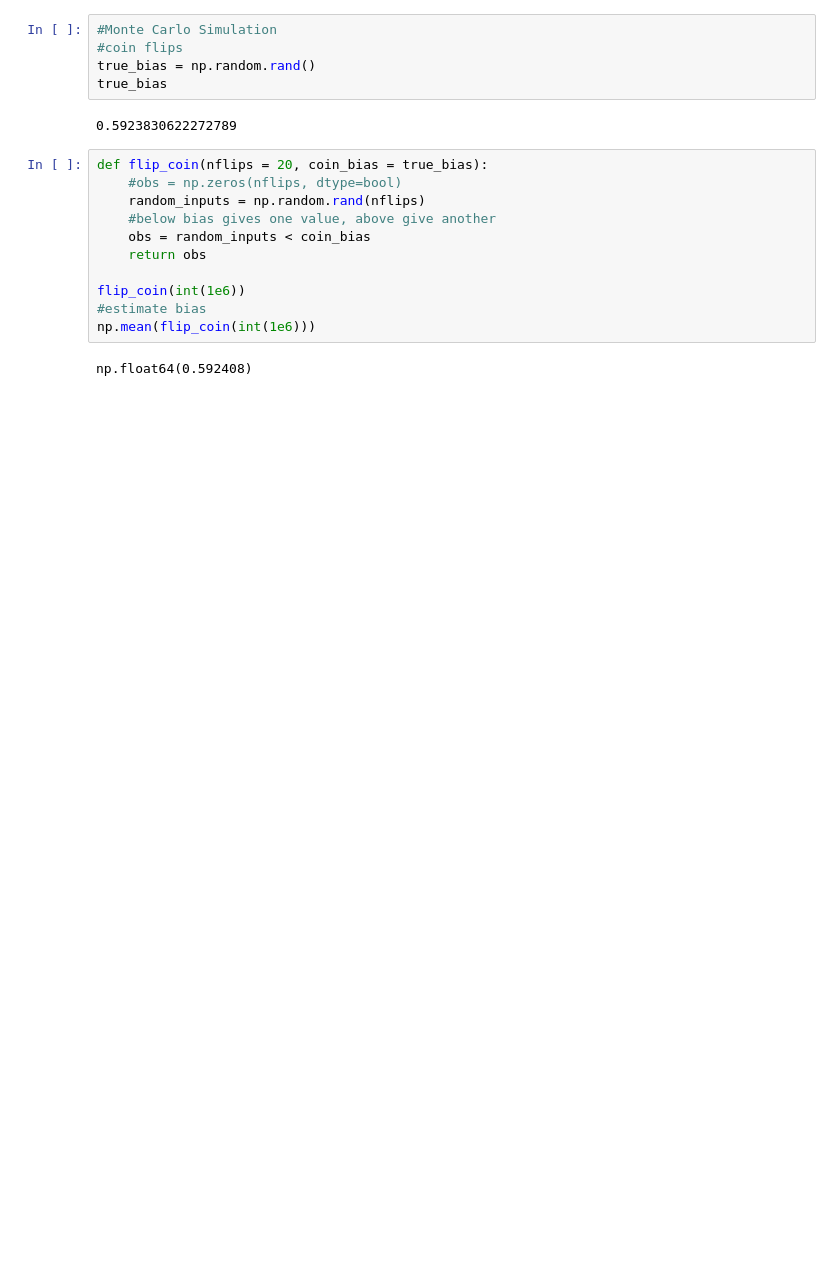
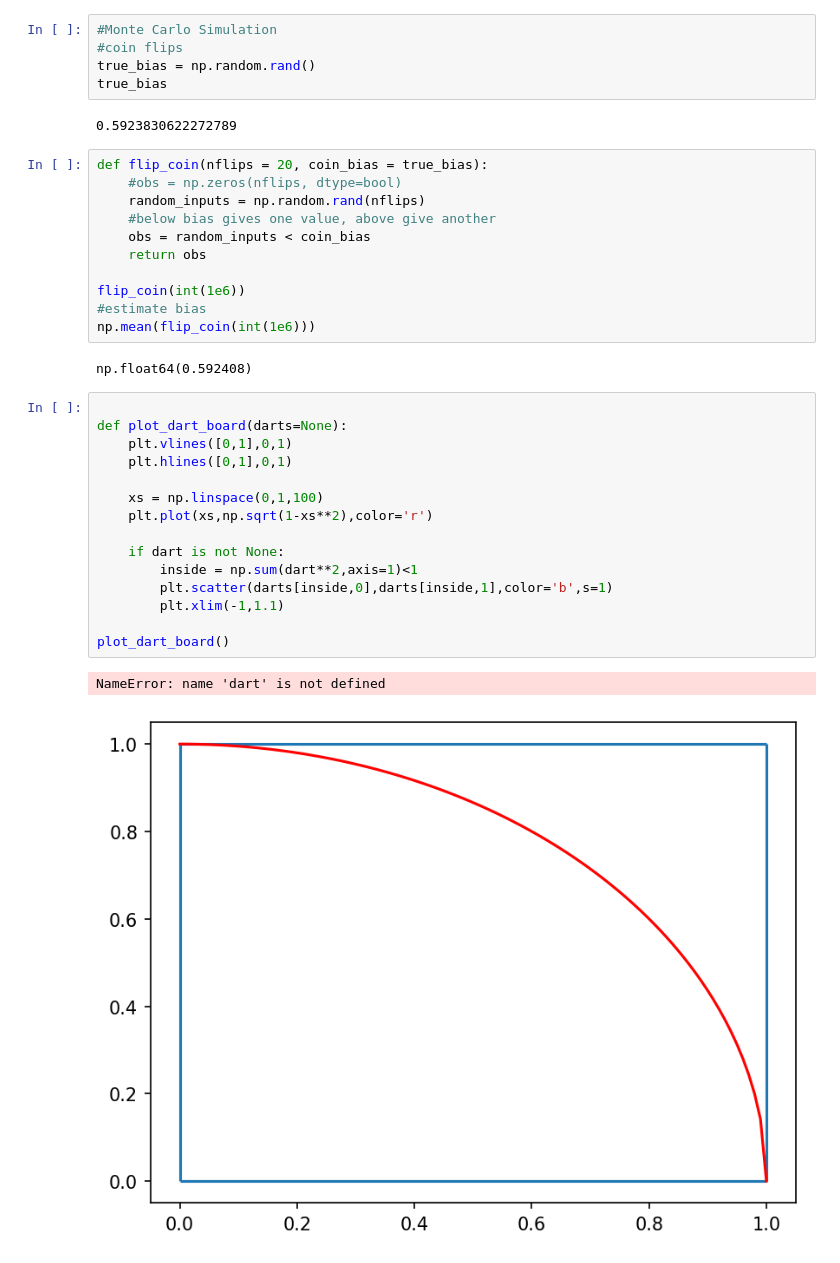
Before and after one commit to shylaquack/comp-phys-26, a Jupyter notebook: notebooks/L3.ipynb, the cells around one changed output. Saved outputs shown, nothing was run; the diff lists cells and outputs as text; blank space fills up the shorter version.

```diff
--- a/notebooks/L3.ipynb
+++ b/notebooks/L3.ipynb
@@ -64,3 +66,21 @@ flip_coin(int(1e6))
 np.mean(flip_coin(int(1e6)))
 # %% [output]
 np.float64(0.592408)
+# %%
+
+def plot_dart_board(darts=None):
+    plt.vlines([0,1],0,1)
+    plt.hlines([0,1],0,1)
+
+    xs = np.linspace(0,1,100)
+    plt.plot(xs,np.sqrt(1-xs**2),color='r')
+
+    if dart is not None:
+        inside = np.sum(dart**2,axis=1)<1
+        plt.scatter(darts[inside,0],darts[inside,1],color='b',s=1)
+        plt.xlim(-1,1.1)
+
+plot_dart_board()
+# %% [output]
+NameError: name 'dart' is not defined
+[figure, added]
```
Also changed, not shown: parts of 8 cells of this notebook.
